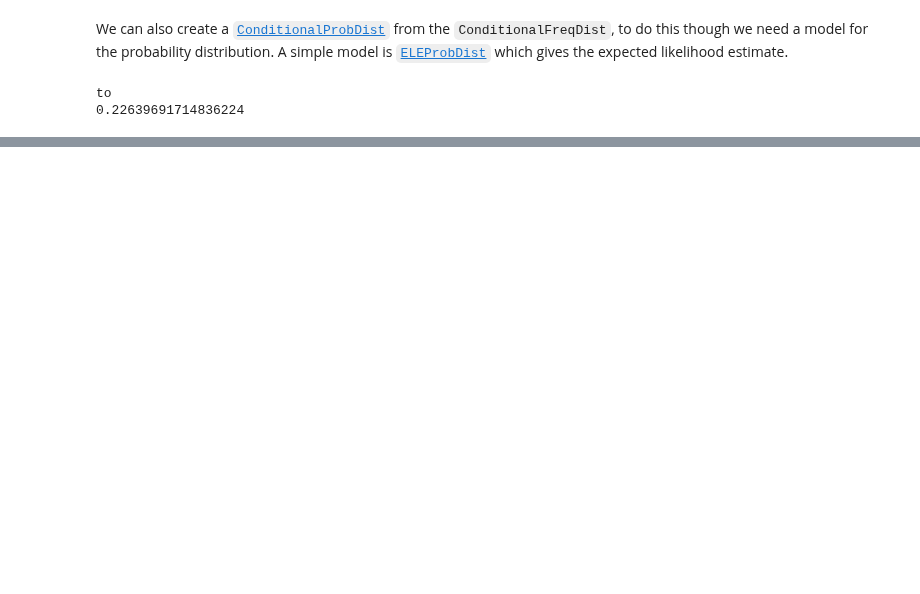
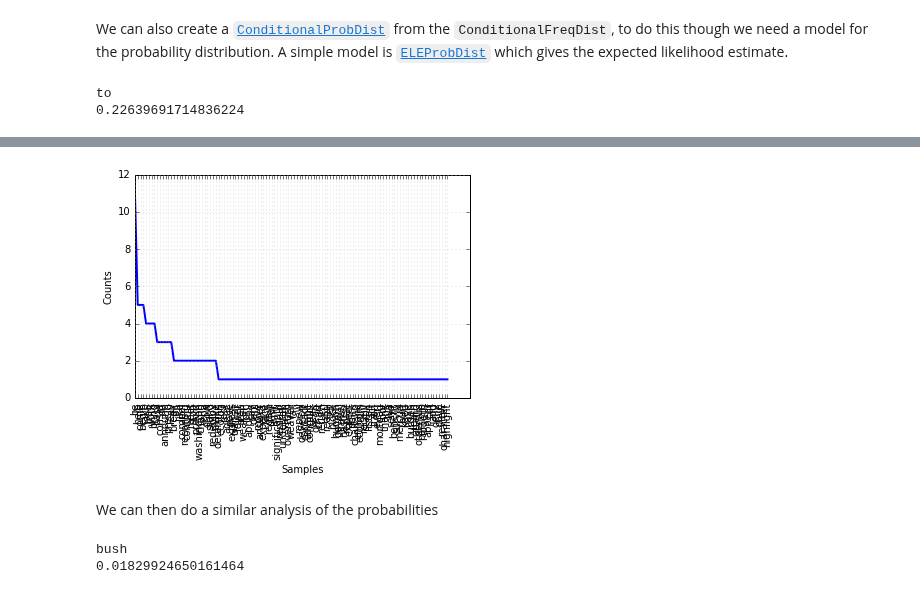
Before and after one commit to KnowledgeLab/content_analysis, a Jupyter notebook: notebooks/2-Corpus-Linguistics.ipynb, the cells around one changed output, grey strips where cells are left out. Cells and saved outputs as stored; diff of their text form; code cells hidden in the pictures; blank space fills up the shorter version.

```diff
--- a/notebooks/2-Corpus-Linguistics.ipynb
+++ b/notebooks/2-Corpus-Linguistics.ipynb
@@ -429,0 +469,17 @@ to
+# %%
+whcfdist_POStoWord['VB'].plot()
+# %% [output]
+[figure, added]
+# %% [markdown]
+We can then do a similar analysis of the probabilities
+# %%
+whcpdist_POStoWord = nltk.ConditionalProbDist(whcfdist_POStoWord, nltk.ELEProbDist)
+
+#print the most common noun
+print(whcpdist_POStoWord['NN'].max())
+
+#And its probability
+print(whcpdist_POStoWord['NN'].prob(whcpdist_POStoWord['NN'].max()))
+# %% [output]
+bush
+0.01829924650161464
```
Also changed, not shown: parts of 21 cells of this notebook, 9 other files.
